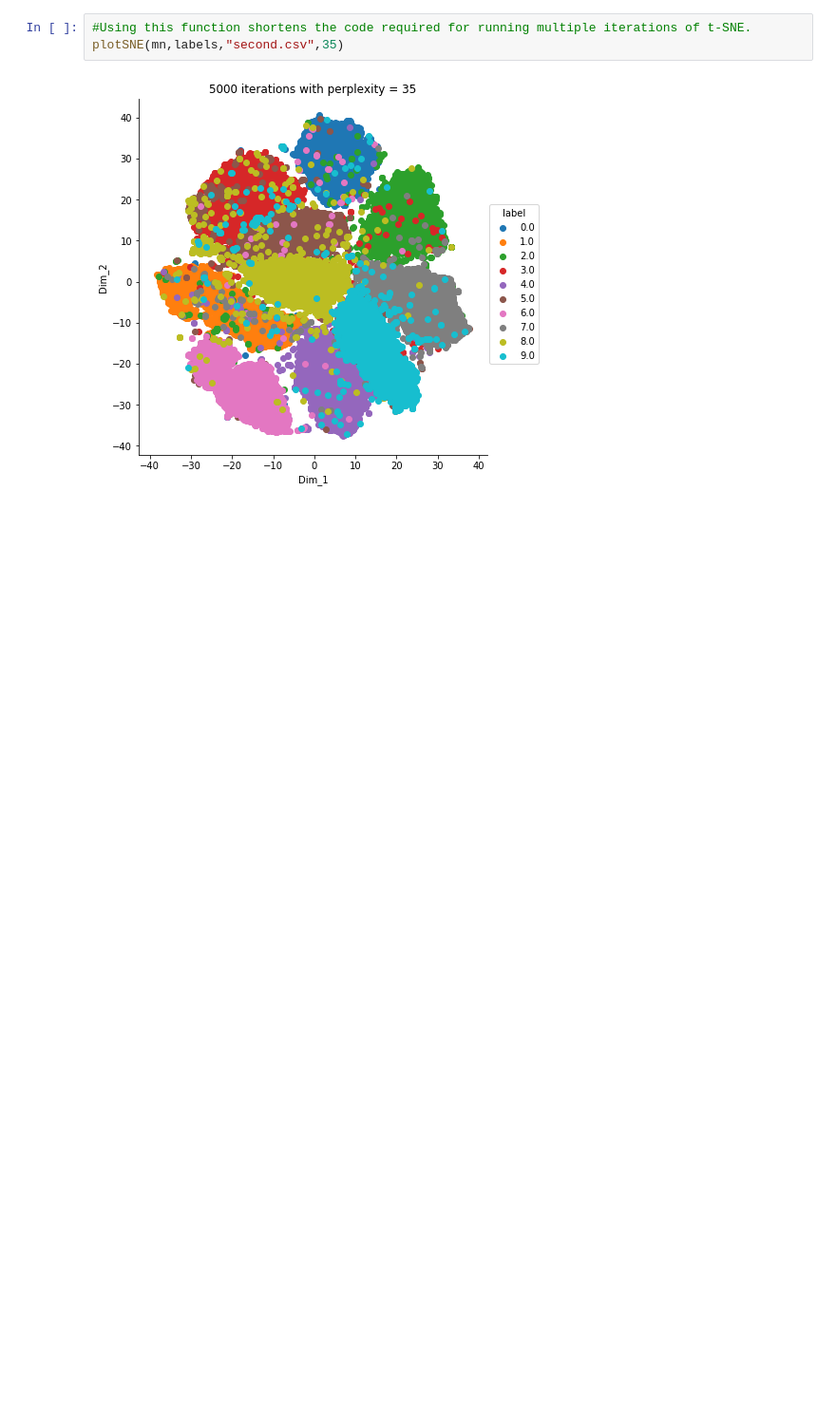
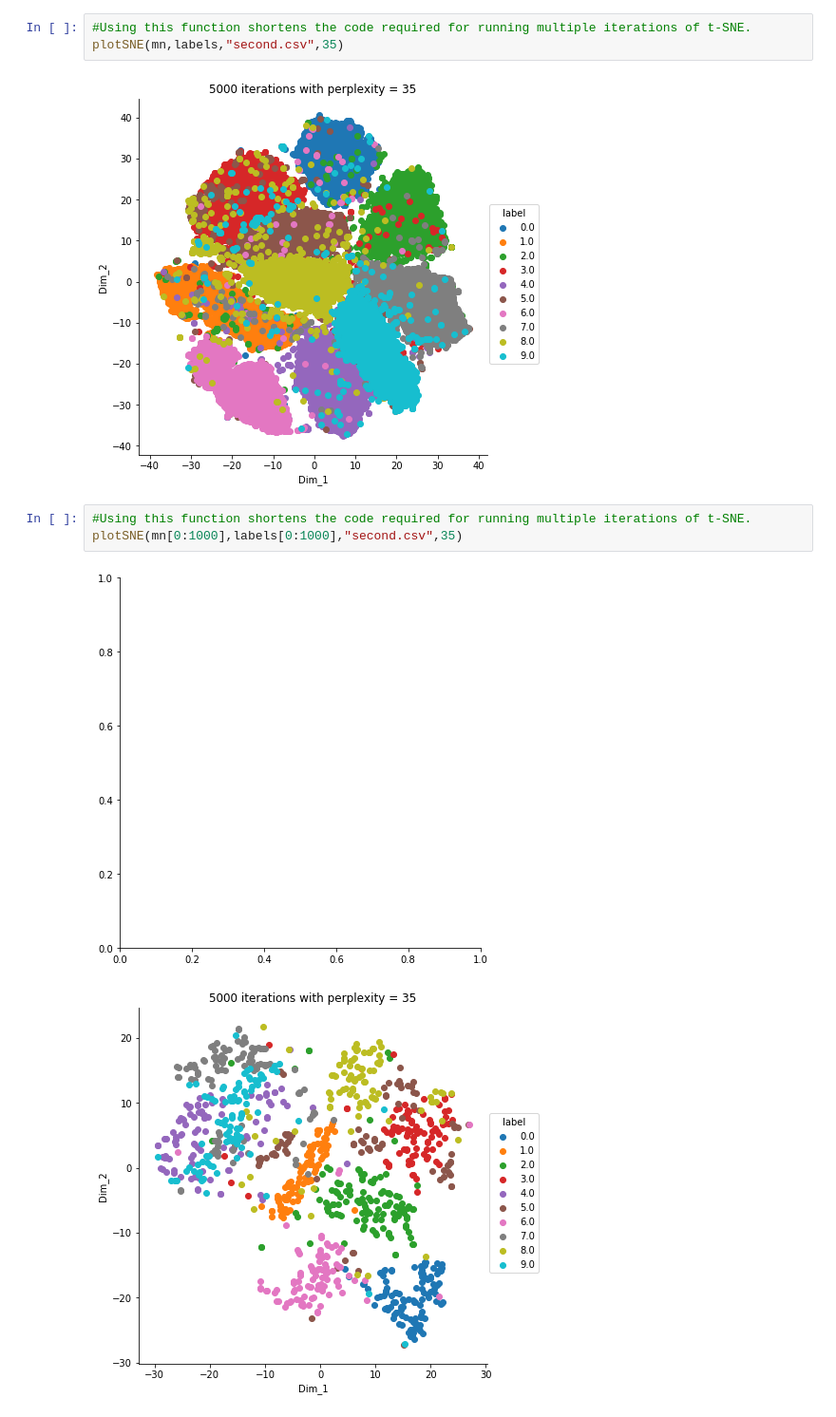
Before and after one commit to jinayshah7/MNIST, a Jupyter notebook: Dimensionality Reduction Using PCA and t-SNE.ipynb, the cells around one changed output. Shown at 95% size. Drawn from its saved outputs; the diff is of its cells as text; blank space fills up the shorter version.

```diff
--- a/Dimensionality Reduction Using PCA and t-SNE.ipynb
+++ b/Dimensionality Reduction Using PCA and t-SNE.ipynb
@@ -88,3 +88,9 @@ def plotSNE(feat, lab, name, perplex=50, iterations= 5000):
 plotSNE(mn,labels,"second.csv",35)
 # %% [output]
 [figure]
+# %%
+#Using this function shortens the code required for running multiple iterations of t-SNE.
+plotSNE(mn[0:1000],labels[0:1000],"second.csv",35)
+# %% [output]
+[figure, added]
+[figure, added]
```
Also changed, not shown: 2 other files.
